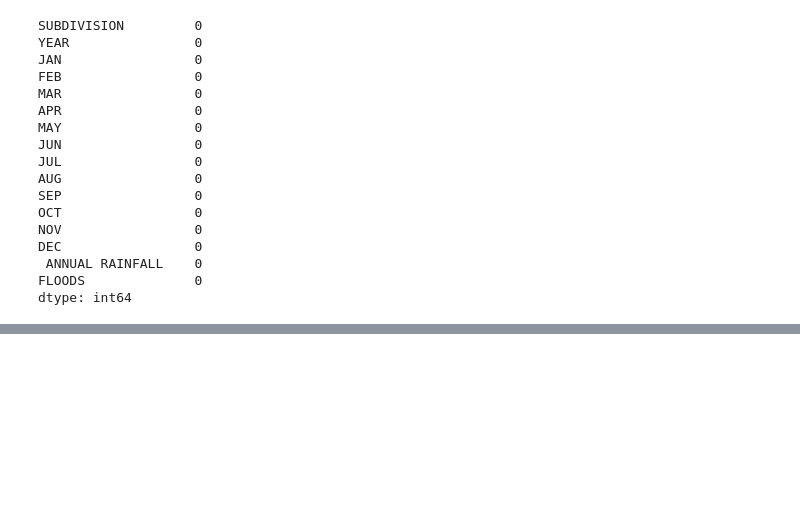
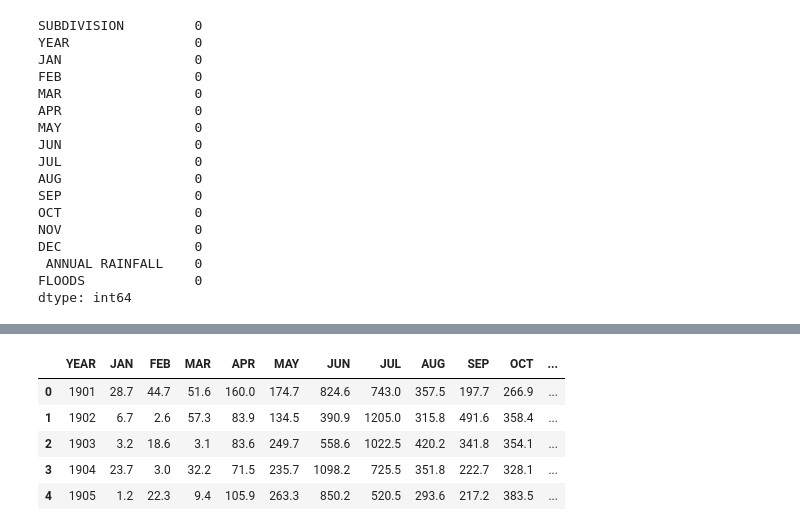
Before and after one commit to Jatinyadav047/Final-year-project, a Jupyter notebook: flood.ipynb, the cells around one changed output, grey strips where cells are left out. Drawn from its saved outputs; the diff is of its cells as text; code cells hidden in the pictures; blank space fills up the shorter version.

```diff
--- a/flood.ipynb
+++ b/flood.ipynb
@@ -38,0 +50,11 @@ dtype: int64
+# %%
+#Now let's seperate the data which we are gonna use for prediction
+x = data.iloc[:,1:14]
+x.head()
+# %% [output]
+|  | YEAR | JAN | FEB | MAR | APR | MAY | JUN | JUL | AUG | SEP | OCT | ... |
+| 0 | 1901 | 28.7 | 44.7 | 51.6 | 160.0 | 174.7 | 824.6 | 743.0 | 357.5 | 197.7 | 266.9 | ... |
+| 1 | 1902 | 6.7 | 2.6 | 57.3 | 83.9 | 134.5 | 390.9 | 1205.0 | 315.8 | 491.6 | 358.4 | ... |
+| 2 | 1903 | 3.2 | 18.6 | 3.1 | 83.6 | 249.7 | 558.6 | 1022.5 | 420.2 | 341.8 | 354.1 | ... |
+| 3 | 1904 | 23.7 | 3.0 | 32.2 | 71.5 | 235.7 | 1098.2 | 725.5 | 351.8 | 222.7 | 328.1 | ... |
+| 4 | 1905 | 1.2 | 22.3 | 9.4 | 105.9 | 263.3 | 850.2 | 520.5 | 293.6 | 217.2 | 383.5 | ... |
```
Also changed, not shown: parts of 39 cells of this notebook.
